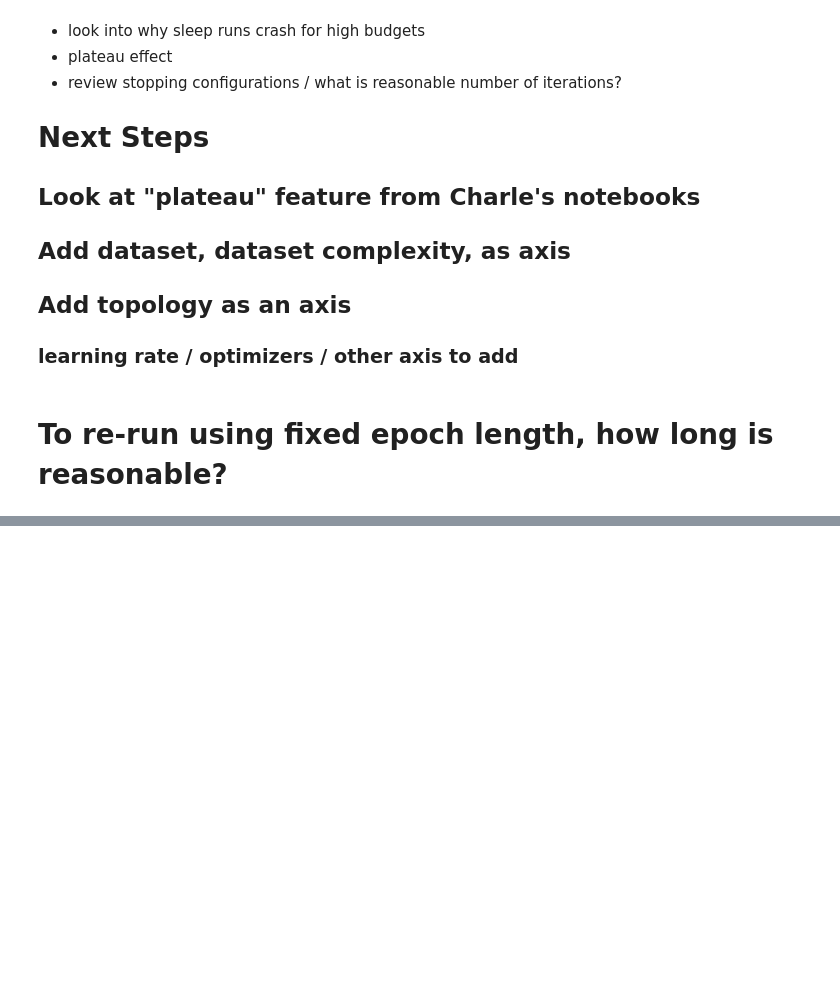
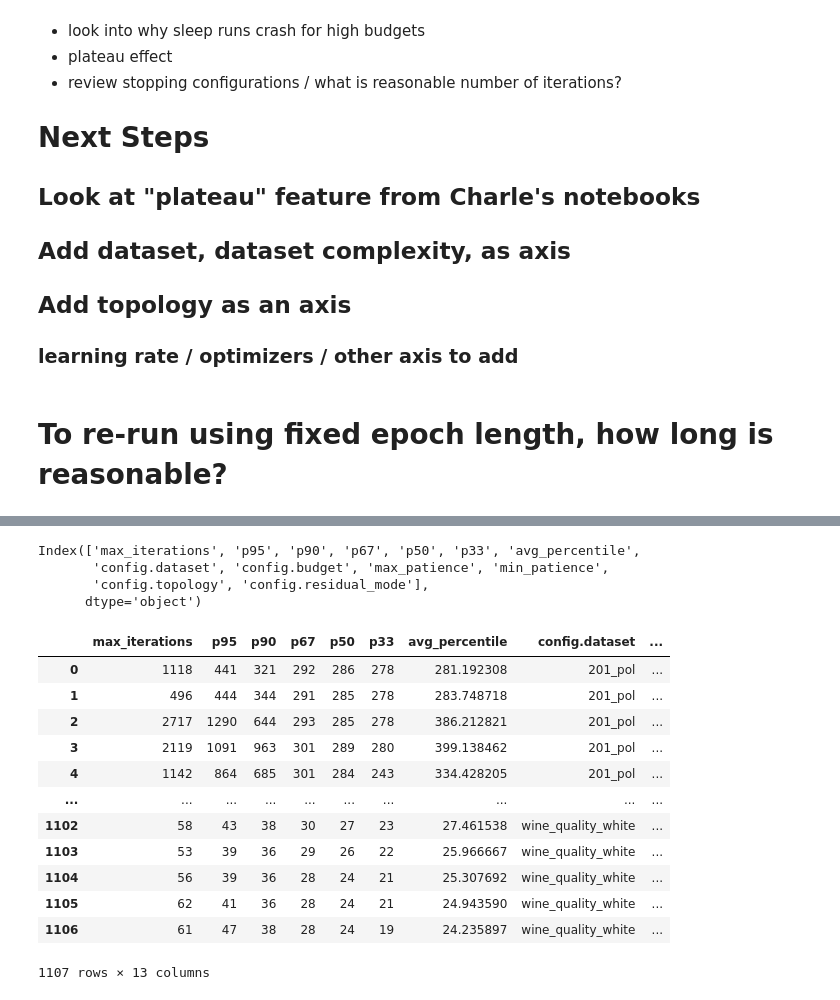
Before and after one commit to NREL/BUTTER-Empirical-Deep-Learning-Experimental-Framework, a Jupyter notebook: dmp/experiment/aspect-analysis-db-plotly.ipynb, the cells around one changed output, grey strips where cells are left out. Drawn from its saved outputs; the diff is of its cells as text; code cells hidden in the pictures; blank space fills up the shorter version.

```diff
--- a/dmp/experiment/aspect-analysis-db-plotly.ipynb
+++ b/dmp/experiment/aspect-analysis-db-plotly.ipynb
@@ -437,0 +847,48 @@ df
+# %%
+query_string = f'''
+    SELECT
+        MAX(iterations) as max_iterations,
+        (percentile_disc(0.95) within group (order by iterations ASC)) as p95,
+        (percentile_disc(0.9) within group (order by iterations ASC)) as p90,
+        (percentile_disc(0.67) within group (order by iterations ASC)) as p67,
+        (percentile_disc(0.5) within group (order by iterations ASC)) as p50,
+        (percentile_disc(0.33) within group (order by iterations ASC)) as p33,
+        AVG(iterations) as avg_percentile,
+        "config.dataset",
+        "config.budget",
+        max("config.early_stopping.patience") as max_patience,
+        min("config.early_stopping.patience") as min_patience,
+        "config.topology",
+        "config.residual_mode"
+    FROM
+        materialized_experiments_0 t
+    WHERE
+        "groupname" IN ('exp00','exp01','exp02','exp05','exp06')
+    GROUP BY
+        "config.topology",
+        "config.residual_mode",
+        "config.dataset",
+        "config.budget"
+'''
+
+df = cached_query(query_string)
+display(df.columns)
+df
+# %% [output]
+Index(['max_iterations', 'p95', 'p90', 'p67', 'p50', 'p33', 'avg_percentile',
+       'config.dataset', 'config.budget', 'max_patience', 'min_patience',
+       'config.topology', 'config.residual_mode'],
+      dtype='object')
+|  | max_iterations | p95 | p90 | p67 | p50 | p33 | avg_percentile | config.dataset | ... |
+| 0 | 1118 | 441 | 321 | 292 | 286 | 278 | 281.192308 | 201_pol | ... |
+| 1 | 496 | 444 | 344 | 291 | 285 | 278 | 283.748718 | 201_pol | ... |
+| 2 | 2717 | 1290 | 644 | 293 | 285 | 278 | 386.212821 | 201_pol | ... |
+| 3 | 2119 | 1091 | 963 | 301 | 289 | 280 | 399.138462 | 201_pol | ... |
+| 4 | 1142 | 864 | 685 | 301 | 284 | 243 | 334.428205 | 201_pol | ... |
+| ... | ... | ... | ... | ... | ... | ... | ... | ... | ... |
+| 1102 | 58 | 43 | 38 | 30 | 27 | 23 | 27.461538 | wine_quality_white | ... |
+| 1103 | 53 | 39 | 36 | 29 | 26 | 22 | 25.966667 | wine_quality_white | ... |
+| 1104 | 56 | 39 | 36 | 28 | 24 | 21 | 25.307692 | wine_quality_white | ... |
+| 1105 | 62 | 41 | 36 | 28 | 24 | 21 | 24.943590 | wine_quality_white | ... |
+| 1106 | 61 | 47 | 38 | 28 | 24 | 19 | 24.235897 | wine_quality_white | ... |
+1107 rows × 13 columns
```
Also changed, not shown: parts of 15 cells of this notebook, 1 other file.
